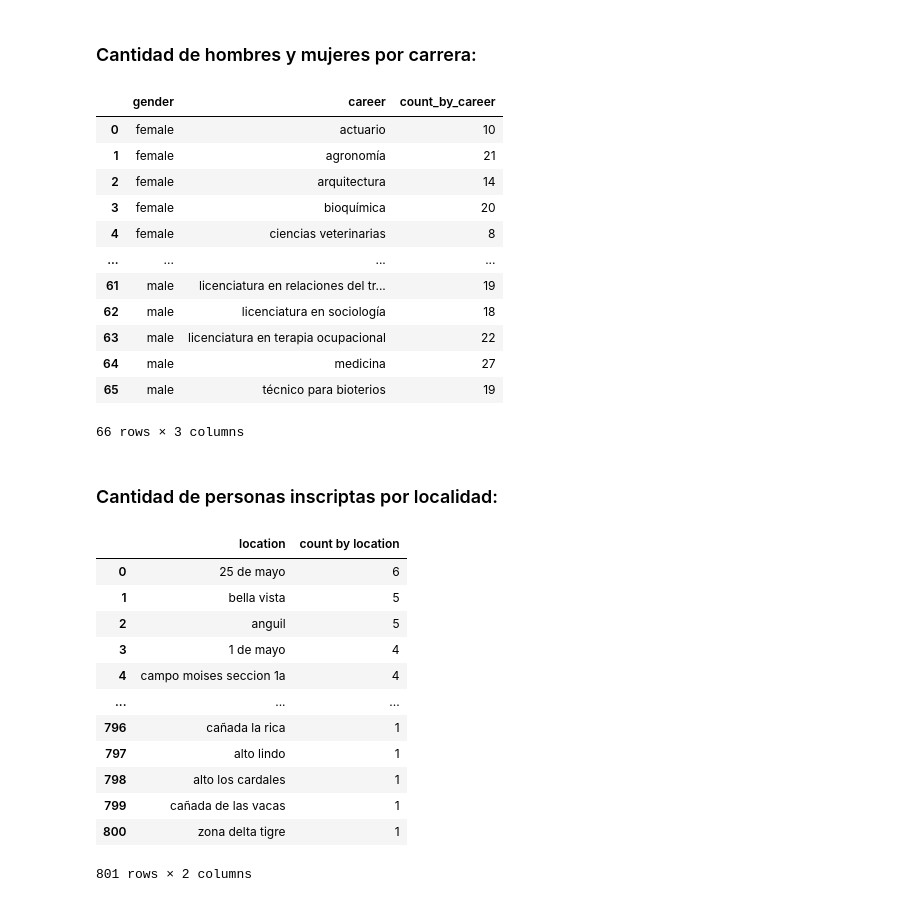
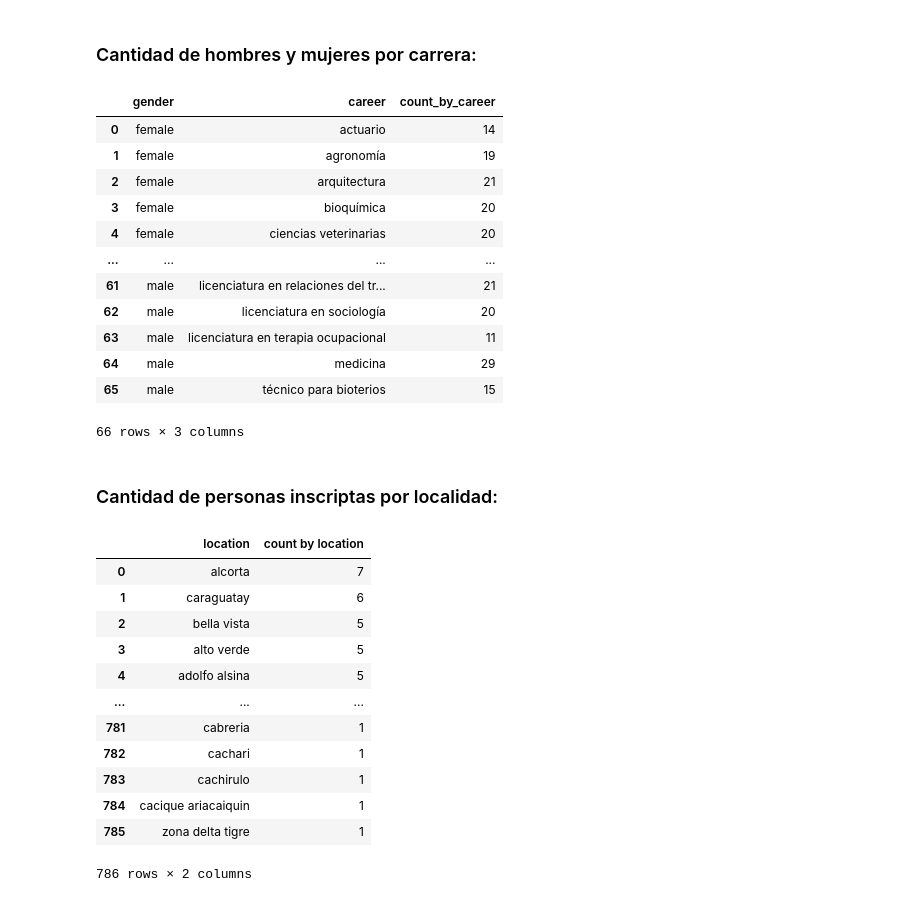
Before and after one commit to pardodiazrodrigo/Skill-Up-DA-c-Python, a Jupyter notebook: 3IPardo_notebook.ipynb, the cells around one changed output. Saved outputs shown, nothing was run; the diff lists cells and outputs as text; code cells hidden in the pictures.

```diff
--- a/3IPardo_notebook.ipynb
+++ b/3IPardo_notebook.ipynb
@@ -183,7 +192,7 @@ df_age.style.format(precision=1)
 # %% [markdown]
 ### Cantidad de hombres y mujeres por carrera:
 # %%
-df_gen = df_jujuy.groupby(["gender", 'career'])['university'].count()
+df_gen = df_moron.groupby(["gender", 'career'])['university'].count()
 df_gen = df_gen.to_frame()
 df_gen.reset_index(inplace=True)
 df_gen.rename(columns={"university": "count_by_career"}, inplace=True)
@@ -191,39 +200,39 @@ df_gen.sort_values(by=["gender", "count_by_career"], ascending=False, inplace=Fa
 df_gen
 # %% [output]
 |  | gender | career | count_by_career |
-| 0 | female | actuario | 10 |
-| 1 | female | agronomía | 21 |
-| 2 | female | arquitectura | 14 |
+| 0 | female | actuario | 14 |
+| 1 | female | agronomía | 19 |
+| 2 | female | arquitectura | 21 |
 | 3 | female | bioquímica | 20 |
-| 4 | female | ciencias veterinarias | 8 |
+| 4 | female | ciencias veterinarias | 20 |
 | ... | ... | ... | ... |
-| 61 | male | licenciatura en relaciones del tr... | 19 |
-| 62 | male | licenciatura en sociología | 18 |
-| 63 | male | licenciatura en terapia ocupacional | 22 |
-| 64 | male | medicina | 27 |
-| 65 | male | técnico para bioterios | 19 |
+| 61 | male | licenciatura en relaciones del tr... | 21 |
+| 62 | male | licenciatura en sociología | 20 |
+| 63 | male | licenciatura en terapia ocupacional | 11 |
+| 64 | male | medicina | 29 |
+| 65 | male | técnico para bioterios | 15 |
 66 rows × 3 columns
 # %% [markdown]
 ### Cantidad de personas inscriptas por localidad:
 # %%
-df_loc = df_jujuy.pivot_table(index='location',
+df_loc = df_moron.pivot_table(index='location',
                           aggfunc='count',
                           values='university')
 df_loc.rename(columns={"university": "count by location"}, inplace=True)
 df_loc.sort_values(by='count by location', ascending=False, inplace=True)
 df_loc.reset_index(inplace=True)
 df_loc
 # %% [output]
 |  | location | count by location |
-| 0 | 25 de mayo | 6 |
-| 1 | bella vista | 5 |
-| 2 | anguil | 5 |
-| 3 | 1 de mayo | 4 |
-| 4 | campo moises seccion 1a | 4 |
+| 0 | alcorta | 7 |
+| 1 | caraguatay | 6 |
+| 2 | bella vista | 5 |
+| 3 | alto verde | 5 |
+| 4 | adolfo alsina | 5 |
 | ... | ... | ... |
-| 796 | cañada la rica | 1 |
-| 797 | alto lindo | 1 |
-| 798 | alto los cardales | 1 |
-| 799 | cañada de las vacas | 1 |
-| 800 | zona delta tigre | 1 |
+| 781 | cabreria | 1 |
+| 782 | cachari | 1 |
+| 783 | cachirulo | 1 |
+| 784 | cacique ariacaiquin | 1 |
+| 785 | zona delta tigre | 1 |
-801 rows × 2 columns
+786 rows × 2 columns
```
Also changed, not shown: parts of 6 cells of this notebook, 4 other files.
